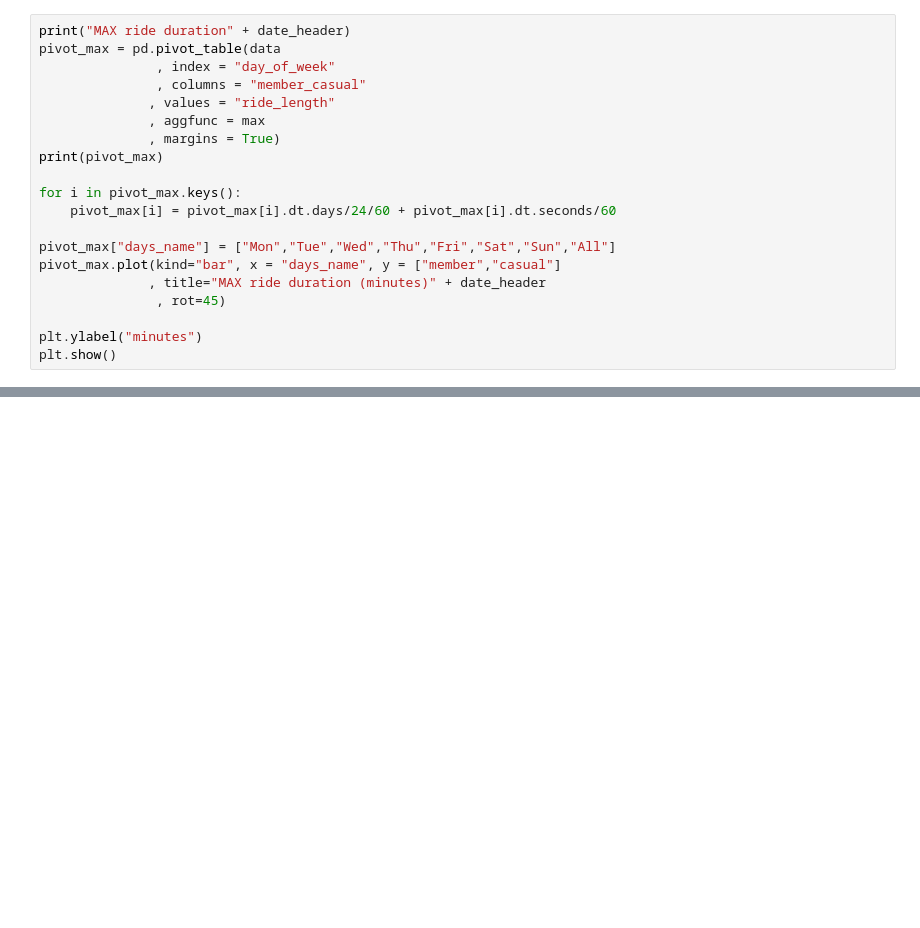
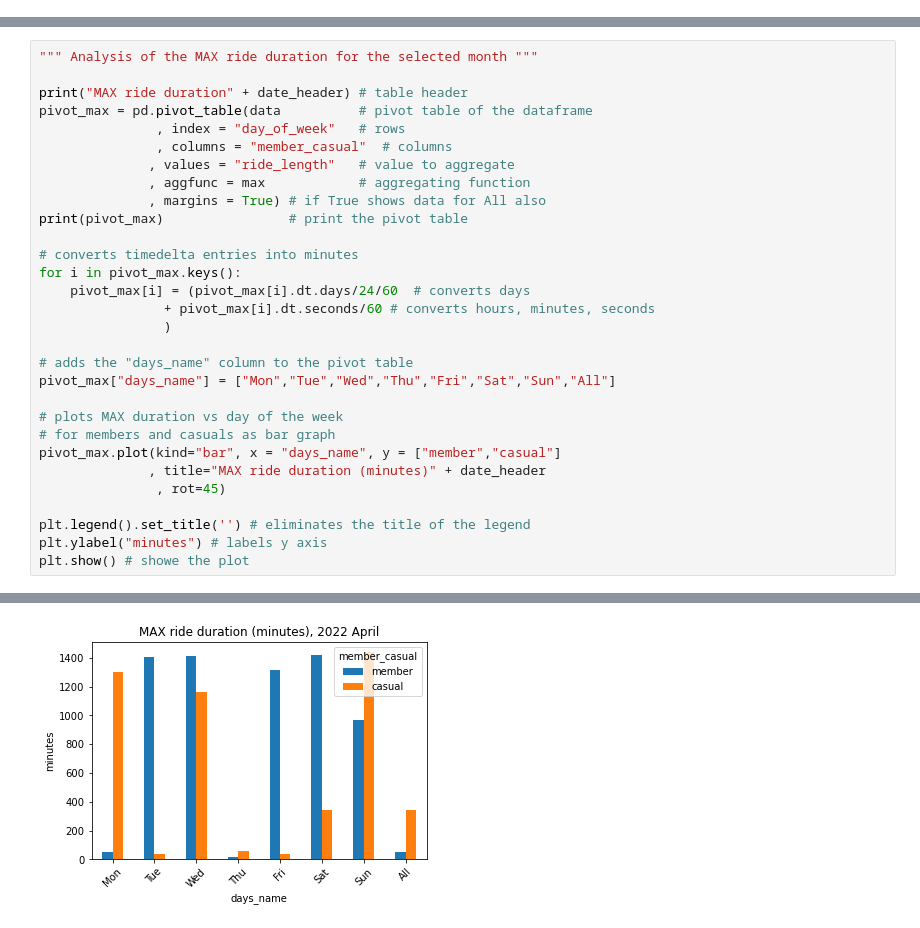
Before and after one commit to valeriobellucci/case-study-1, a Jupyter notebook: data-analysis-month.ipynb, the cells around one changed output, grey strips where cells are left out. Drawn from its saved outputs; the diff is of its cells as text; blank space fills up the shorter version.

Commit message:
commented month analysis

```diff
--- a/data-analysis-month.ipynb
+++ b/data-analysis-month.ipynb
@@ -51,20 +0,0 @@ memory usage: 61.3+ MB
-# %%
-print("MAX ride duration" + date_header)
-pivot_max = pd.pivot_table(data
-               , index = "day_of_week"
-               , columns = "member_casual"
-              , values = "ride_length"
-              , aggfunc = max
-              , margins = True)
-print(pivot_max)
-
-for i in pivot_max.keys():
-    pivot_max[i] = pivot_max[i].dt.days/24/60 + pivot_max[i].dt.seconds/60
-
-pivot_max["days_name"] = ["Mon","Tue","Wed","Thu","Fri","Sat","Sun","All"]
-pivot_max.plot(kind="bar", x = "days_name", y = ["member","casual"]
-              , title="MAX ride duration (minutes)" + date_header
-               , rot=45)
-
-plt.ylabel("minutes")
-plt.show()
@@ -709,0 +68,31 @@ Index(['Unnamed: 0', 'ride_id', 'rideable_type', 'started_at', 'ended_at',
+# %%
+""" Analysis of the MAX ride duration for the selected month """
+
+print("MAX ride duration" + date_header) # table header
+pivot_max = pd.pivot_table(data          # pivot table of the dataframe
+               , index = "day_of_week"   # rows
+               , columns = "member_casual"  # columns
+              , values = "ride_length"   # value to aggregate
+              , aggfunc = max            # aggregating function
+              , margins = True) # if True shows data for All also
+print(pivot_max)                # print the pivot table
+
+# converts timedelta entries into minutes
+for i in pivot_max.keys():
+    pivot_max[i] = (pivot_max[i].dt.days/24/60  # converts days
+                + pivot_max[i].dt.seconds/60 # converts hours, minutes, seconds
+                )
+
+# adds the "days_name" column to the pivot table
+pivot_max["days_name"] = ["Mon","Tue","Wed","Thu","Fri","Sat","Sun","All"]
+
+# plots MAX duration vs day of the week
+# for members and casuals as bar graph
+pivot_max.plot(kind="bar", x = "days_name", y = ["member","casual"]
+              , title="MAX ride duration (minutes)" + date_header
+               , rot=45)
+
+plt.legend().set_title('') # eliminates the title of the legend
+plt.ylabel("minutes") # labels y axis
+plt.show() # showe the plot
+# %% [output]
@@ -709,0 +109 @@ Index(['Unnamed: 0', 'ride_id', 'rideable_type', 'started_at', 'ended_at',
+[figure, added]
```
Also changed, not shown: parts of 41 cells of this notebook.
